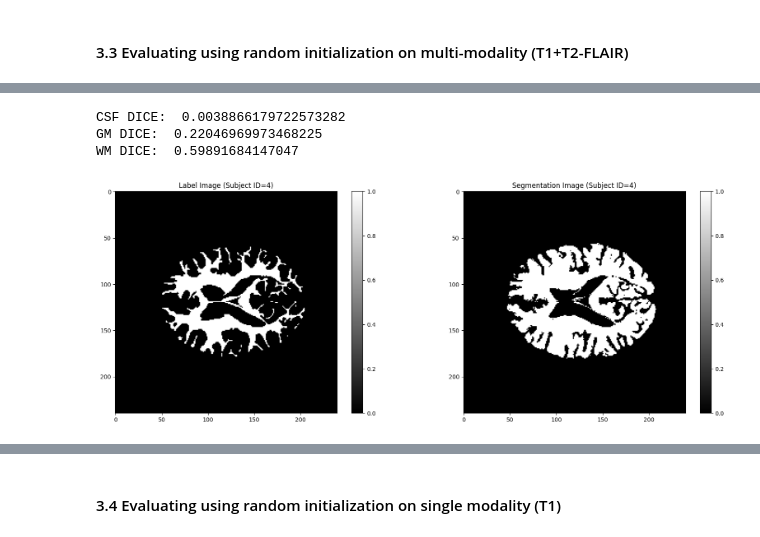
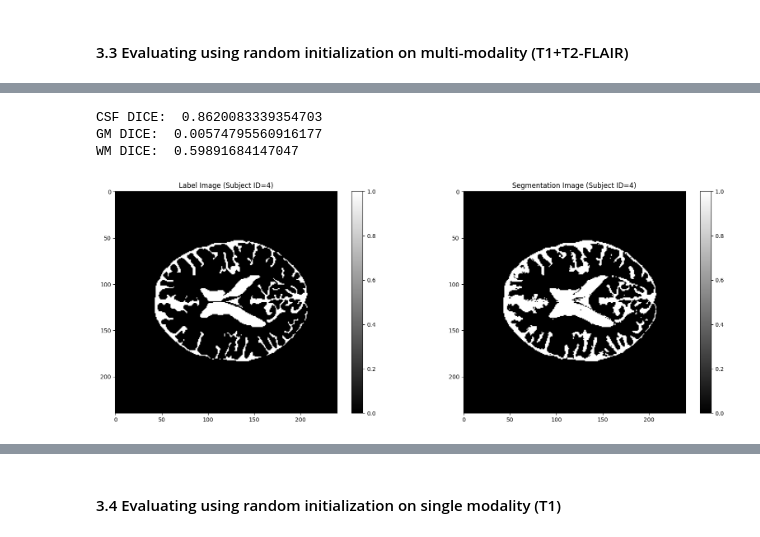
Before and after one commit to abdel-habib/medical-image-segmentation-and-applications, a Jupyter notebook: Lab 2/EM Algorithm Full Implementation.ipynb, the cells around one changed output, grey strips where cells are left out. Drawn from its saved outputs; the diff is of its cells as text; code cells hidden in the pictures.

```diff
--- a/Lab 2/EM Algorithm Full Implementation.ipynb
+++ b/Lab 2/EM Algorithm Full Implementation.ipynb
@@ -976,9 +979,9 @@ data_folder_path    = os.path.join(os.getcwd(), f'../Lab 1/P2_data/{subject_id}'
 labels_nifti, _ = NM.load_nifti(os.path.join(data_folder_path, 'LabelsForTesting.nii'))
 segmentation_result_2 = EM(subject_id, params_init_type='random', modality='multi').fit(n_iterations=20)
 
-segmentation_result_2_CSF   = segmentation_result_2 == 1
+segmentation_result_2_CSF   = segmentation_result_2 == 3
 segmentation_result_2_GM    = segmentation_result_2 == 2
-segmentation_result_2_WM    = segmentation_result_2 == 3
+segmentation_result_2_WM    = segmentation_result_2 == 1
 
 labels_nifti_CSF            = labels_nifti == 1
 labels_nifti_GM             = labels_nifti == 2
@@ -1060,8 +1063,8 @@ data_folder_path    = os.path.join(os.getcwd(), f'../Lab 1/P2_data/{subject_id}'
 labels_nifti, _ = NM.load_nifti(os.path.join(data_folder_path, 'LabelsForTesting.nii'))
 segmentation_result_4 = EM(subject_id, params_init_type='random', modality='multi').fit(n_iterations=20)
 
-segmentation_result_4_CSF   = segmentation_result_4 == 1
-segmentation_result_4_GM    = segmentation_result_4 == 2
+segmentation_result_4_CSF   = segmentation_result_4 == 2
+segmentation_result_4_GM    = segmentation_result_4 == 1
 segmentation_result_4_WM    = segmentation_result_4 == 3
 
 labels_nifti_CSF            = labels_nifti == 1
@@ -1081,5 +1084,5 @@ print("CSF DICE: ", csf_dice)
 print("GM DICE: ", gm_dice)
 print("WM DICE: ", wm_dice)
 
-NM.show_label_seg_nifti(labels_nifti_WM, segmentation_result_4_WM, subject_id)
+NM.show_label_seg_nifti(labels_nifti_CSF, segmentation_result_4_CSF, subject_id)
 # %% [output]
@@ -1090,10 +1093,10 @@ NM.show_label_seg_nifti(labels_nifti_WM, segmentation_result_4_WM, subject_id)
  `correct_pred_labels` function modifies the labels based on prior knowledge for only the 5 subjects, and not standardised to all brain tissue segmentation
  mask labels. It is not mandatory to correct the prediction labels, as it is implemented for this specific task and it is performed on the segmented result of the algorithm.
 To hide this warning and not correct the labels, set `correct_labels` to False while fitting.
-CSF DICE:  0.0038866179722573282
-GM DICE:  0.22046969973468225
+CSF DICE:  0.8620083339354703
+GM DICE:  0.00574795560916177
 WM DICE:  0.59891684147047
-[figure, old version]
+[figure, new version]
 # %%
 subject_id = 5
 
```
Also changed, not shown: parts of 27 cells of this notebook, 3 other files.
